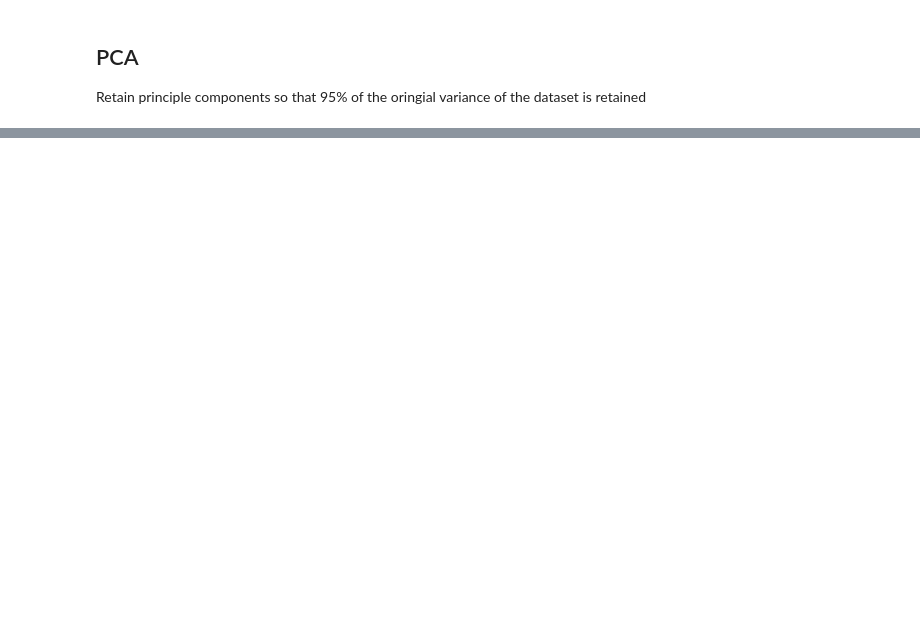
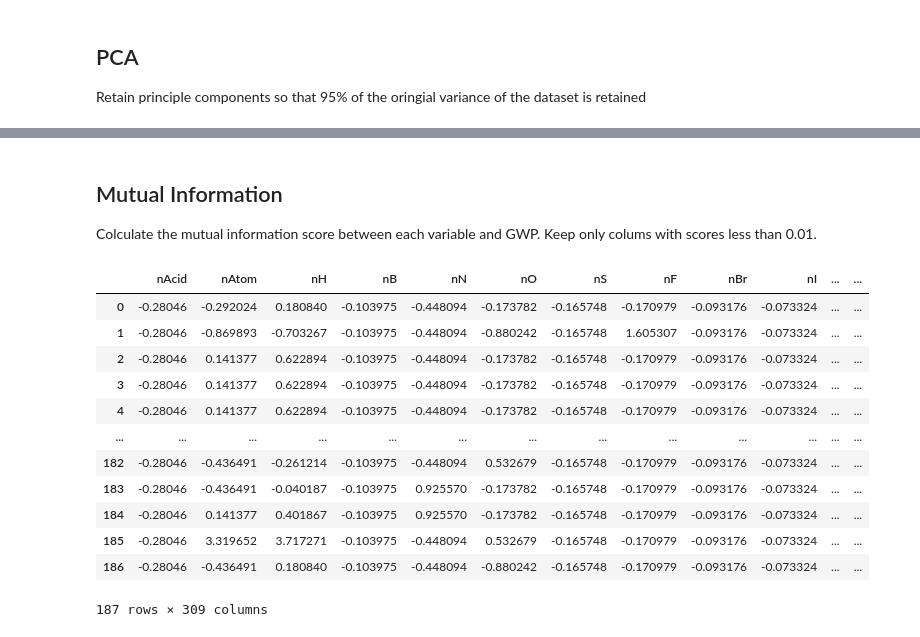
Before and after one commit to tylersmed/LCA_Machine_Learning, a Jupyter notebook: recreating-paper/feature_selection.ipynb, the cells around one changed output, grey strips where cells are left out. Drawn from its saved outputs; the diff is of its cells as text; code cells hidden in the pictures; blank space fills up the shorter version.

Commit message:
pca and mi feature selection. Started random forest models

```diff
--- a/recreating-paper/feature_selection.ipynb
+++ b/recreating-paper/feature_selection.ipynb
@@ -8,11 +8,10 @@ import matplotlib.pyplot as plt
 
 %matplotlib inline
 # %%
-df = pd.read_csv('preprocessed_normalized_GWP.csv')
+df = pd.read_csv('data/preprocessed_normalized_GWP.csv')
 X = df.drop(['GWP'], axis=1)
 y = df['GWP']
-
-X
+df
 # %% [output]
 |  | nAcid | ALogP | ALogp2 | AMR | apol | naAromAtom | nAtom | nHeavyAtom | nH | nB | ... |
 | 0 | -0.28046 | -0.705055 | -0.212377 | -0.253202 | -0.524342 | -0.609286 | -0.292024 | -0.789803 | 0.180840 | -0.103975 | ... |
@@ -56,0 +48,28 @@ pd.DataFrame(pca_X)
+# %% [markdown]
+## Mutual Information
+Colculate the mutual information score between each variable and GWP. Keep only colums with scores less than 0.01.
+# %%
+from sklearn.feature_selection import mutual_info_regression
+columns = df.columns
+MI_scores = mutual_info_regression(df.drop(['GWP'], axis = 1), y)
+mi_df = df.copy()
+
+for i in range(len(MI_scores)):
+    if MI_scores[i] > 0.01:
+        mi_df =mi_df.drop(columns[i], axis=1)
+
+mi_df
+# %% [output]
+|  | nAcid | nAtom | nH | nB | nN | nO | nS | nF | nBr | nI | ... | ... |
+| 0 | -0.28046 | -0.292024 | 0.180840 | -0.103975 | -0.448094 | -0.173782 | -0.165748 | -0.170979 | -0.093176 | -0.073324 | ... | ... |
+| 1 | -0.28046 | -0.869893 | -0.703267 | -0.103975 | -0.448094 | -0.880242 | -0.165748 | 1.605307 | -0.093176 | -0.073324 | ... | ... |
+| 2 | -0.28046 | 0.141377 | 0.622894 | -0.103975 | -0.448094 | -0.173782 | -0.165748 | -0.170979 | -0.093176 | -0.073324 | ... | ... |
+| 3 | -0.28046 | 0.141377 | 0.622894 | -0.103975 | -0.448094 | -0.173782 | -0.165748 | -0.170979 | -0.093176 | -0.073324 | ... | ... |
+| 4 | -0.28046 | 0.141377 | 0.622894 | -0.103975 | -0.448094 | -0.173782 | -0.165748 | -0.170979 | -0.093176 | -0.073324 | ... | ... |
+| ... | ... | ... | ... | ... | ... | ... | ... | ... | ... | ... | ... | ... |
+| 182 | -0.28046 | -0.436491 | -0.261214 | -0.103975 | -0.448094 | 0.532679 | -0.165748 | -0.170979 | -0.093176 | -0.073324 | ... | ... |
+| 183 | -0.28046 | -0.436491 | -0.040187 | -0.103975 | 0.925570 | -0.173782 | -0.165748 | -0.170979 | -0.093176 | -0.073324 | ... | ... |
+| 184 | -0.28046 | 0.141377 | 0.401867 | -0.103975 | 0.925570 | -0.173782 | -0.165748 | -0.170979 | -0.093176 | -0.073324 | ... | ... |
+| 185 | -0.28046 | 3.319652 | 3.717271 | -0.103975 | -0.448094 | 0.532679 | -0.165748 | -0.170979 | -0.093176 | -0.073324 | ... | ... |
+| 186 | -0.28046 | -0.436491 | 0.180840 | -0.103975 | -0.448094 | -0.880242 | -0.165748 | -0.170979 | -0.093176 | -0.073324 | ... | ... |
+187 rows × 309 columns
```
Also changed, not shown: parts of 4 cells of this notebook, 4 other files.
